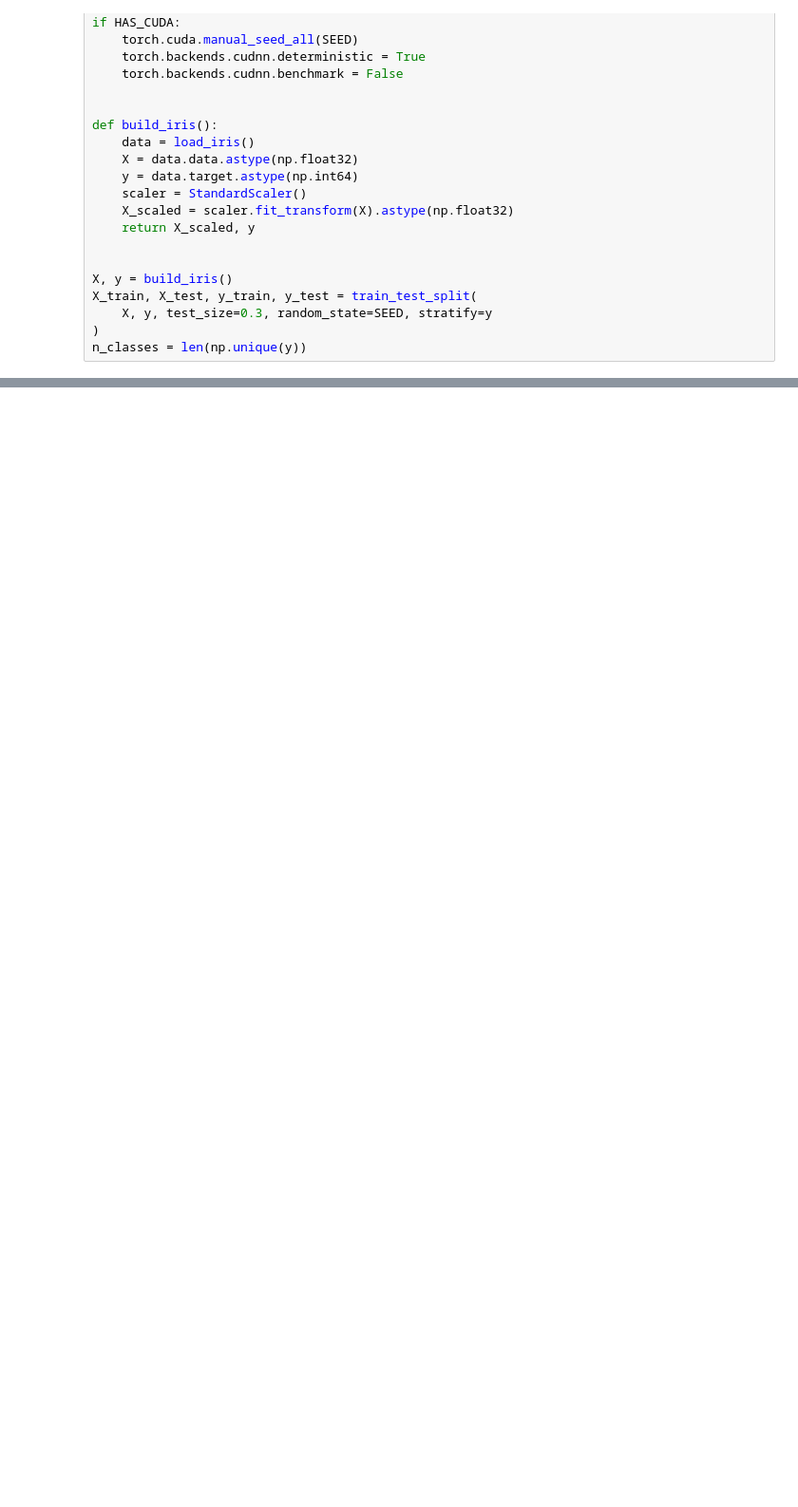
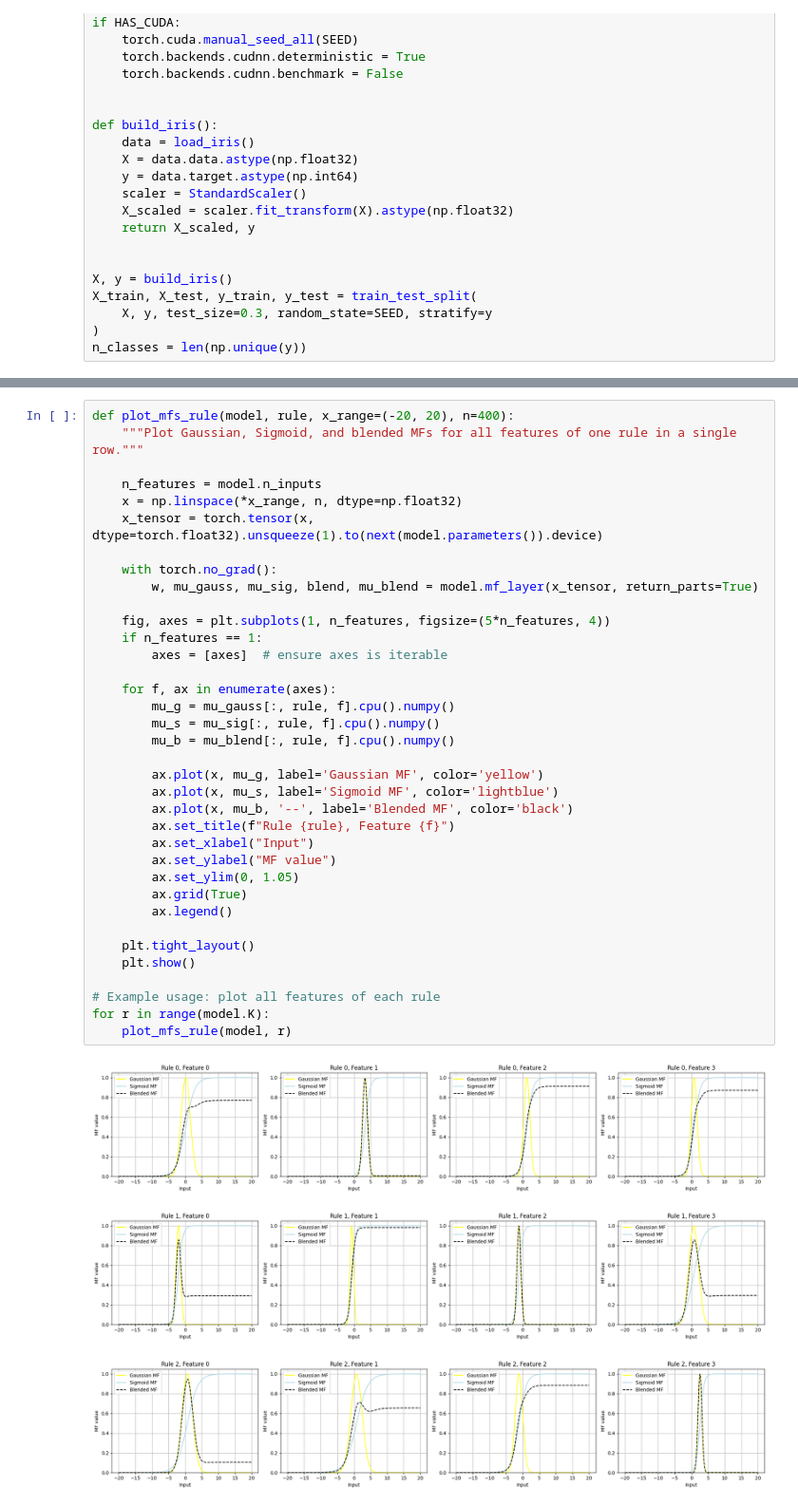
Before and after one commit to naforoutan/ReLaFIS, a Jupyter notebook: classification/iris/iris_advanced_mf.ipynb, the cells around one changed output, grey strips where cells are left out. Shown at 95% size. Saved outputs shown, nothing was run; the diff lists cells and outputs as text; blank space fills up the shorter version.

```diff
--- a/classification/iris/iris_advanced_mf.ipynb
+++ b/classification/iris/iris_advanced_mf.ipynb
@@ -203,0 +234,40 @@ plt.show()
+# %%
+def plot_mfs_rule(model, rule, x_range=(-20, 20), n=400):
+    """Plot Gaussian, Sigmoid, and blended MFs for all features of one rule in a single row."""
+
+    n_features = model.n_inputs
+    x = np.linspace(*x_range, n, dtype=np.float32)
+    x_tensor = torch.tensor(x, dtype=torch.float32).unsqueeze(1).to(next(model.parameters()).device)
+
+    with torch.no_grad():
+        w, mu_gauss, mu_sig, blend, mu_blend = model.mf_layer(x_tensor, return_parts=True)
+
+    fig, axes = plt.subplots(1, n_features, figsize=(5*n_features, 4))
+    if n_features == 1:
+        axes = [axes]  # ensure axes is iterable
+
+    for f, ax in enumerate(axes):
+        mu_g = mu_gauss[:, rule, f].cpu().numpy()
+        mu_s = mu_sig[:, rule, f].cpu().numpy()
+        mu_b = mu_blend[:, rule, f].cpu().numpy()
+
+        ax.plot(x, mu_g, label='Gaussian MF', color='yellow')
+        ax.plot(x, mu_s, label='Sigmoid MF', color='lightblue')
+        ax.plot(x, mu_b, '--', label='Blended MF', color='black')
+        ax.set_title(f"Rule {rule}, Feature {f}")
+        ax.set_xlabel("Input")
+        ax.set_ylabel("MF value")
+        ax.set_ylim(0, 1.05)
+        ax.grid(True)
+        ax.legend()
+
+    plt.tight_layout()
+    plt.show()
+
+# Example usage: plot all features of each rule
+for r in range(model.K):
+    plot_mfs_rule(model, r)
+# %% [output]
+[figure, added]
+[figure, added]
+[figure, added]
```
Also changed, not shown: parts of 3 cells of this notebook, 11 other files.
